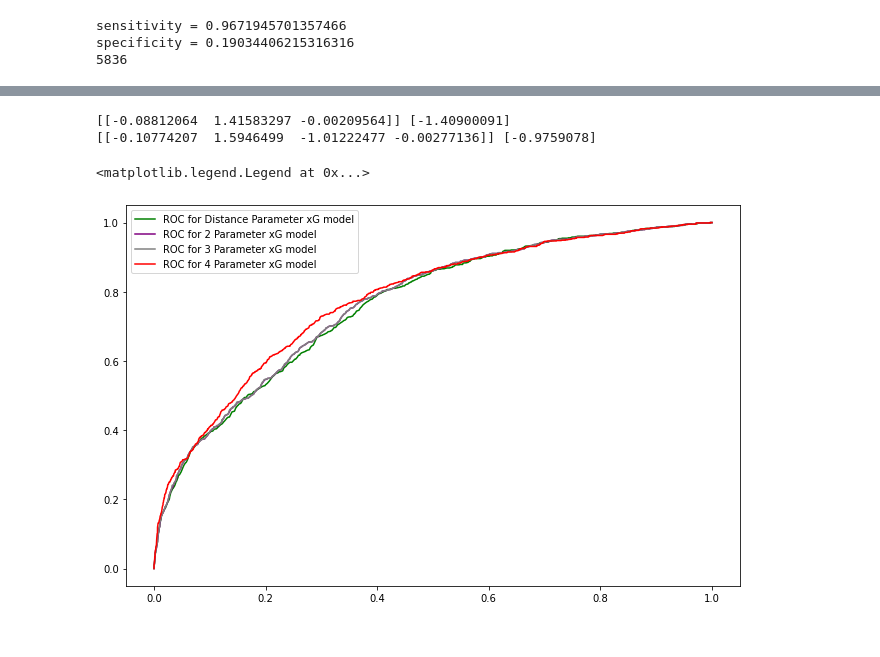
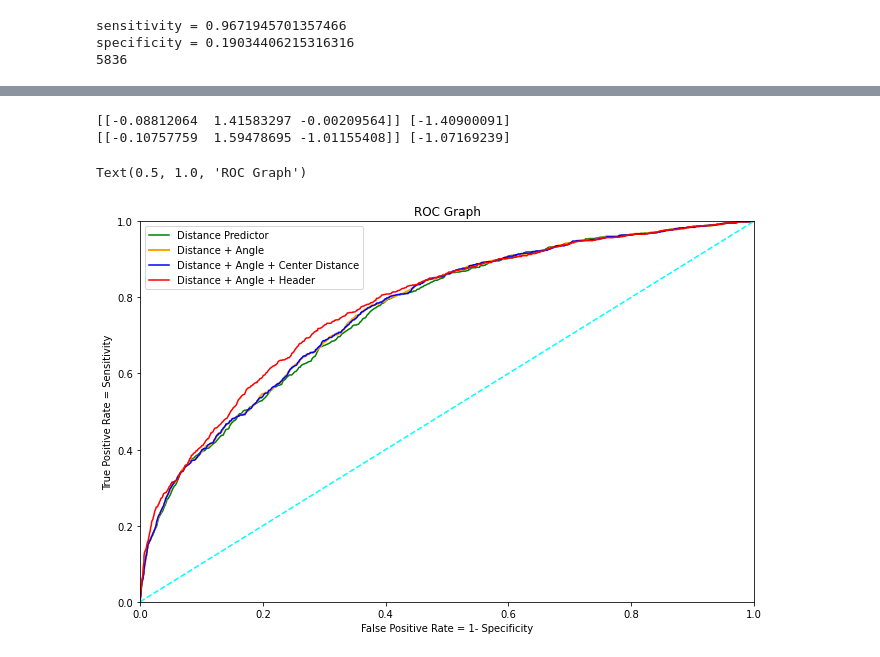
Before and after one commit to iandragulet/xG_Model_Workflow, a Jupyter notebook: xG_model_part2.ipynb, the cells around one changed output, grey strips where cells are left out. Drawn from its saved outputs; the diff is of its cells as text; code cells hidden in the pictures.

```diff
--- a/xG_model_part2.ipynb
+++ b/xG_model_part2.ipynb
@@ -873,17 +919,17 @@ Text(0.5, 1.0, 'ROC Graph')
 # %%
-train_3 = df[['Goal','Distance','Angle Radians','header']].copy()
+train_3 = df[['Goal','Distance','Angle Radians','Y']].copy()
 x_train_3, x_test_3, y_train_3, y_test_3 = train_test_split(train_3.drop('Goal',axis=1),
                                                     train_3['Goal'], test_size=0.20,
                                                     random_state=10)
 
 
-lgm_xg = LogisticRegression()
-lgm_xg.fit(x_train_3,y_train_3)
+lgm_3 = LogisticRegression()
+lgm_3.fit(x_train_3,y_train_3)
 log_odds = lgm_3.coef_[0]
 print(lgm_3.coef_, lgm_3.intercept_)
 
 
-train_4 = df[['Goal','Distance','Angle Radians','header','Y']].copy()
+train_4 = df[['Goal','Distance','Angle Radians','header']].copy()
 x_train_4, x_test_4, y_train_4, y_test_4 = train_test_split(train_4.drop('Goal',axis=1),
                                                     train_4['Goal'], test_size=0.20,
                                                     random_state=10)
@@ -895,25 +941,42 @@ log_odds = lgm_4.coef_[0]
 print(lgm_4.coef_, lgm_4.intercept_)
 # %% [output]
 [[-0.08812064  1.41583297 -0.00209564]] [-1.40900091]
-[[-0.10774207  1.5946499  -1.01222477 -0.00277136]] [-0.9759078]
+[[-0.10757759  1.59478695 -1.01155408]] [-1.07169239]
 # %%
 fig, axes = plt.subplots(figsize=(11,7))
+
+
 y_score = lgm_dis.decision_function(x_test_dis)
 fpr, tpr, _  = roc_curve(y_test_dis,y_score, pos_label=lgm_dis.classes_[1])
-plt.plot(fpr,tpr,label='ROC for Distance Parameter xG model',c='green')
+plt.plot(fpr,tpr,label='Distance Predictor',c='green')
 
 y_score_2 = lgm_2.decision_function(x_test_2)
 fpr2, tpr2, _  = roc_curve(y_test_2,y_score_2, pos_label=lgm_2.classes_[1])
-plt.plot(fpr2,tpr2,label='ROC for 2 Parameter xG model',c='purple')
+plt.plot(fpr2,tpr2,label='Distance + Angle',c='orange',linewidth=2)
 
 y_score_3 = lgm_3.decision_function(x_test_3)
 fpr_3, tpr_3, _  = roc_curve(y_test_3,y_score_3, pos_label=lgm_3.classes_[1])
-plt.plot(fpr_3,tpr_3,label='ROC for 3 Parameter xG model',c='grey')
+plt.plot(fpr_3,tpr_3,label='Distance + Angle + Center Distance',c='blue')
 
 y_score_4 = lgm_4.decision_function(x_test_4)
 fpr_4, tpr_4, _  = roc_curve(y_test_4,y_score_4, pos_label=lgm_4.classes_[1])
-plt.plot(fpr_4,tpr_4,label='ROC for 4 Parameter xG model',c='red')
+plt.plot(fpr_4,tpr_4,label='Distance + Angle + Header',c='red')
 plt.legend()
+
+#y_score_5 = lgm_5.decision_function(poly_test)
+#fpr_5, tpr_5, _  = roc_curve(y_test_5,y_score_5, pos_label=lgm_5.classes_[1])
+#plt.plot(fpr_4,tpr_4,label='Distance + Angle + Header',c='yellow')
+#plt.legend()
+
+y_45 = np.linspace(0,1,100)
+plt.plot(y_45,y_45,linestyle='dashed',c='cyan')
+
+plt.xlim([0, 1])
+plt.ylim([0, 1])
+
+plt.xlabel('False Positive Rate = 1- Specificity')
+plt.ylabel('True Positive Rate = Sensitivity')
+plt.title('ROC Graph')
 # %% [output]
-<matplotlib.legend.Legend at 0x...>
+Text(0.5, 1.0, 'ROC Graph')
-[figure, old version]
+[figure, new version]
```
Also changed, not shown: parts of 46 cells of this notebook.
